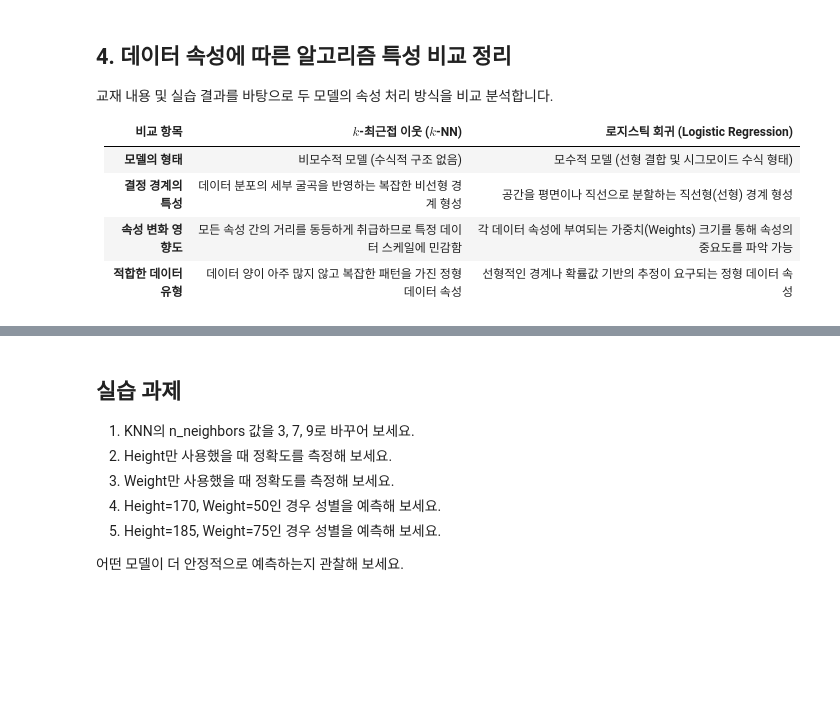
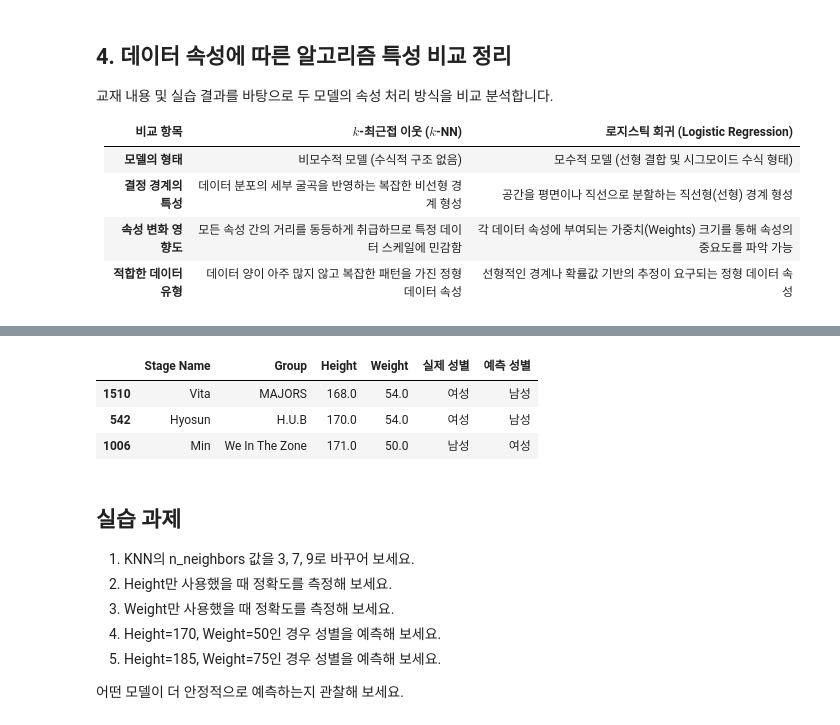
Before and after one commit to yangjunahn/ClassHighschool, a Jupyter notebook: 3-2-1-KNNandLogistic.ipynb, the cells around one changed output, grey strips where cells are left out. Saved outputs shown, nothing was run; the diff lists cells and outputs as text; code cells hidden in the pictures; blank space fills up the shorter version.

```diff
--- a/3-2-1-KNNandLogistic.ipynb
+++ b/3-2-1-KNNandLogistic.ipynb
@@ -553,0 +510,83 @@ display(misclassified_lr)
+# %%
+# KNN, Logistic Regression 학습 및 오분류 데이터 확인
+
+import numpy as np
+import pandas as pd
+import matplotlib.pyplot as plt
+
+from sklearn.model_selection import train_test_split
+from sklearn.neighbors import KNeighborsClassifier
+from sklearn.linear_model import LogisticRegression
+from sklearn.metrics import accuracy_score
+
+# 1. 사용할 데이터 선택
+data = df_new[["Stage Name", "Group", "Height", "Weight", "Gender"]].dropna()
+data = data[data["Gender"].isin(["F", "M"])].copy()
+
+# Gender를 숫자로 변환: F = 0, M = 1
+data["Gender_Code"] = data["Gender"].map({"F": 0, "M": 1})
+
+# 2. 훈련 데이터와 테스트 데이터 나누기
+train_df, test_df = train_test_split(
+    data,
+    test_size=0.2,
+    random_state=42,
+    stratify=data["Gender_Code"]
+)
+
+X_train = train_df[["Height", "Weight"]]
+y_train = train_df["Gender_Code"]
+
+X_test = test_df[["Height", "Weight"]]
+y_test = test_df["Gender_Code"]
+
+# 3. 모델 학습
+knn_model = KNeighborsClassifier(n_neighbors=5)
+lr_model = LogisticRegression(max_iter=1000)
+
+knn_model.fit(X_train, y_train)
+lr_model.fit(X_train, y_train)
+
+# 4. 예측
+knn_pred = knn_model.predict(X_test)
+lr_pred = lr_model.predict(X_test)
+
+# 5. 정확도 출력
+print("k-NN 정확도:", accuracy_score(y_test, knn_pred))
+print("Logistic Regression 정확도:", accuracy_score(y_test, lr_pred))
+
+# 6. 성별 코드 변환용
+gender_map = {0: "여성", 1: "남성"}
+
+# 7. KNN 오분류 데이터 확인
+knn_result = test_df.copy()
+knn_result["실제 성별"] = knn_result["Gender_Code"].map(gender_map)
+knn_result["예측 성별"] = pd.Series(knn_pred, index=knn_result.index).map(gender_map)
+
+misclassified_knn = knn_result[
+    knn_result["Gender_Code"] != knn_pred
+]
+
+print("\nk-NN 오분류 개수:", len(misclassified_knn))
+display(
+    misclassified_knn[
+        ["Stage Name", "Group", "Height", "Weight", "실제 성별", "예측 성별"]
+    ]
+)
+
+# 8. Logistic Regression 오분류 데이터 확인
+lr_result = test_df.copy()
+lr_result["실제 성별"] = lr_result["Gender_Code"].map(gender_map)
+lr_result["예측 성별"] = pd.Series(lr_pred, index=lr_result.index).map(gender_map)
+
+misclassified_lr = lr_result[
+    lr_result["Gender_Code"] != lr_pred
+]
+
+print("\nLogistic Regression 오분류 개수:", len(misclassified_lr))
+display(
+    misclassified_lr[
+        ["Stage Name", "Group", "Height", "Weight", "실제 성별", "예측 성별"]
+    ]
+)
+# %% [output]
@@ -554,3 +601,7 @@ display(misclassified_lr)
+|  | Stage Name | Group | Height | Weight | 실제 성별 | 예측 성별 |
+| 1510 | Vita | MAJORS | 168.0 | 54.0 | 여성 | 남성 |
+| 542 | Hyosun | H.U.B | 170.0 | 54.0 | 여성 | 남성 |
+| 1006 | Min | We In The Zone | 171.0 | 50.0 | 남성 | 여성 |
 # %% [markdown]
 ## 실습 과제
 
```
Also changed, not shown: parts of 7 cells of this notebook.
